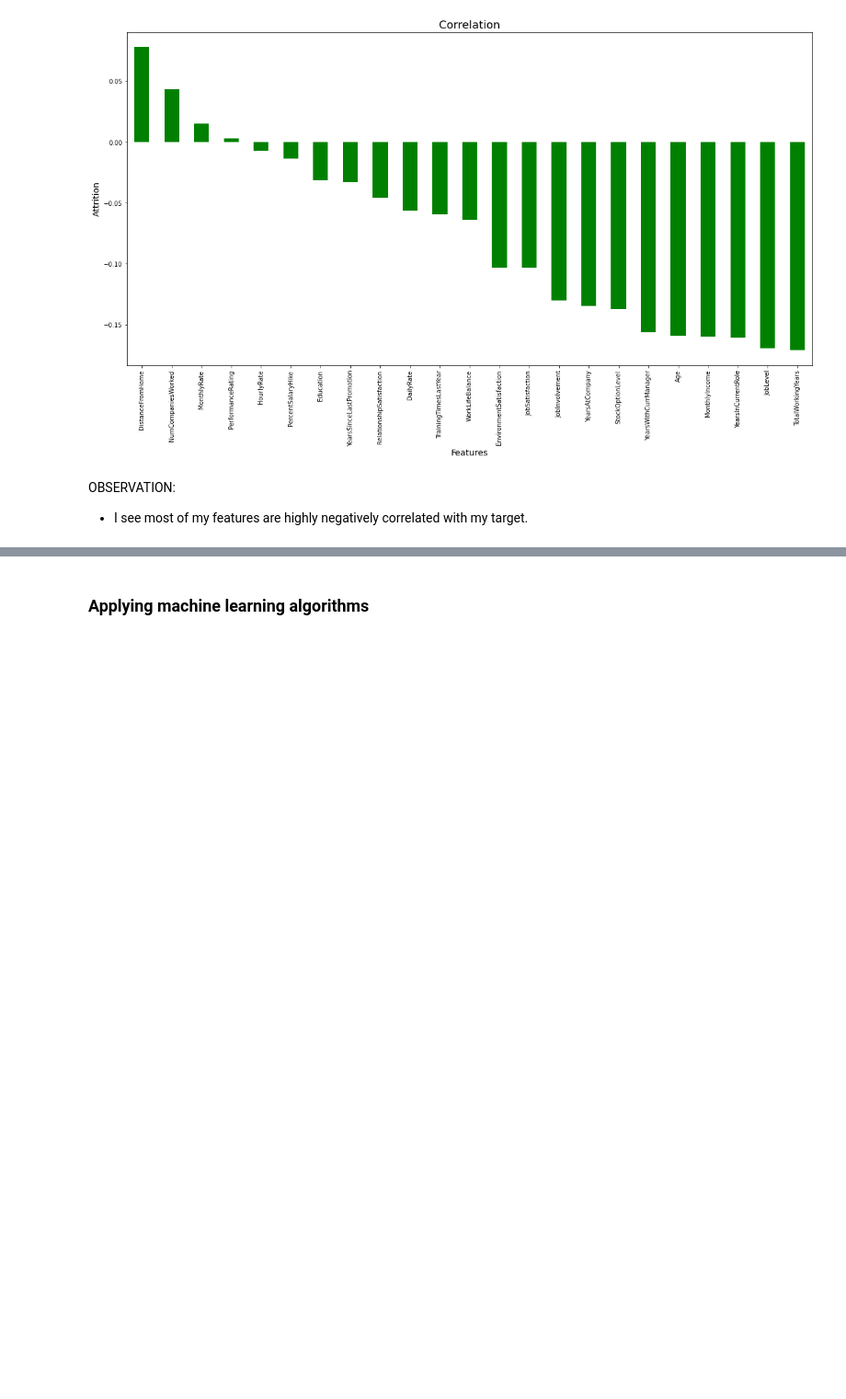
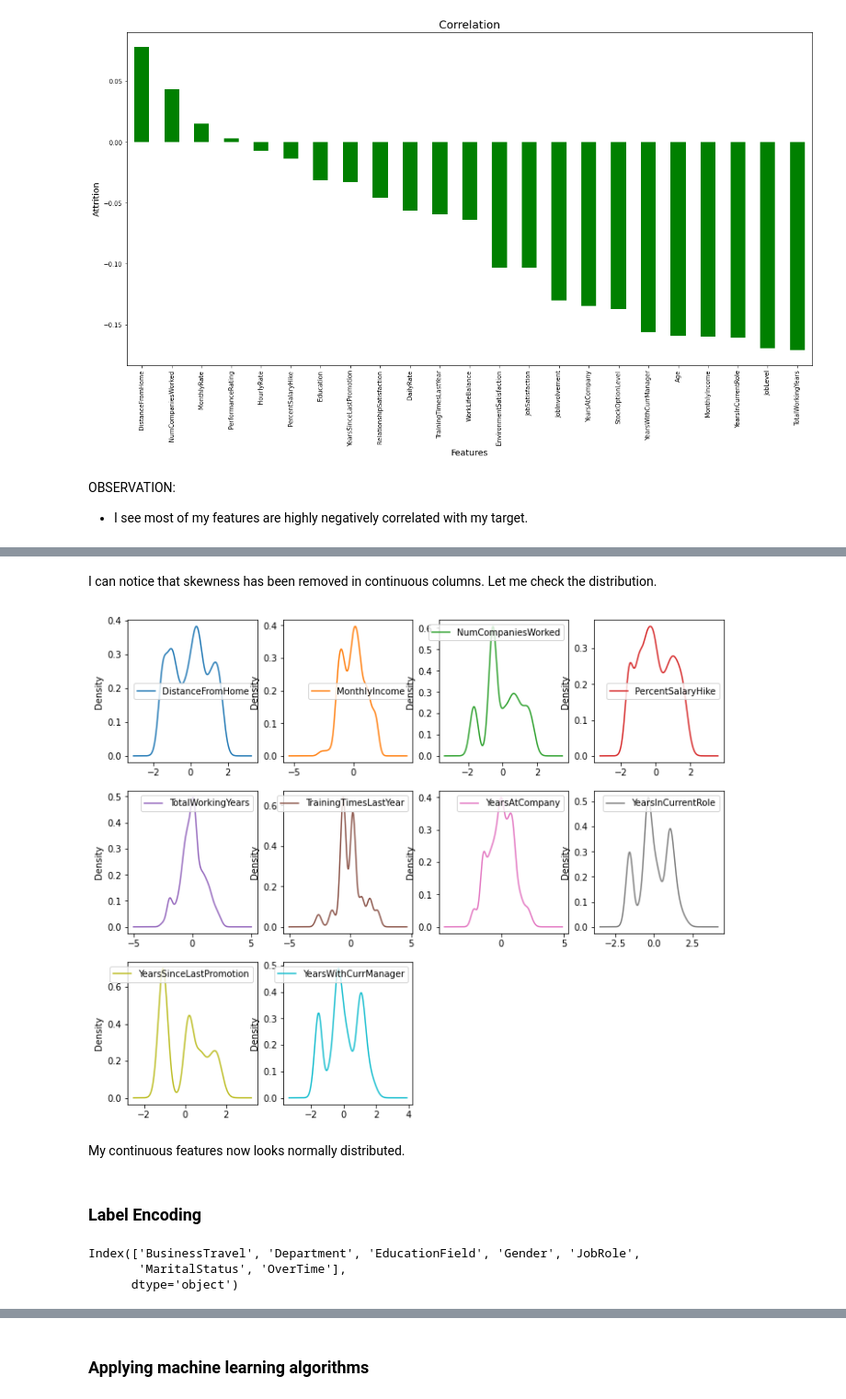
Before and after one commit to Aliakbar2/Datatrained, a Jupyter notebook: HR_analytics_SOLVED.ipynb, the cells around one changed output, grey strips where cells are left out. Shown at 92% size. Saved outputs shown, nothing was run; the diff lists cells and outputs as text; code cells hidden in the pictures; blank space fills up the shorter version.

```diff
--- a/HR_analytics_SOLVED.ipynb
+++ b/HR_analytics_SOLVED.ipynb
@@ -496,0 +446,10 @@ Length: 136, dtype: float64
+# %%
+#Making a variable as dfContCols and listing all columns with outliers.
+dfContCols = df1[['MonthlyIncome', 'NumCompaniesWorked', 'TotalWorkingYears', 'TrainingTimesLastYear',
+                 'YearsAtCompany', 'YearsInCurrentRole', 'YearsSinceLastPromotion', 'YearsWithCurrManager']]
+# %%
+#Using Zscore to remove outliers
+from scipy.stats import zscore
+ZS = np.abs(zscore(dfContCols))
+df1 = df1[(ZS<3).all(axis=1)]
+df1.shape
@@ -496,0 +515,11 @@ Length: 136, dtype: float64
+# %%
+#Creating list of all the columns with skewness
+cols=["DistanceFromHome","MonthlyIncome","NumCompaniesWorked","PercentSalaryHike","TotalWorkingYears","TrainingTimesLastYear",
+      "YearsAtCompany","YearsInCurrentRole","YearsSinceLastPromotion","YearsWithCurrManager"]
+# %%
+#Removing skewness using yeo-johnson
+from sklearn.preprocessing import PowerTransformer
+PT = PowerTransformer(method='yeo-johnson')
+
+df1[cols] = PT.fit_transform(df1[cols].values)
+df1.skew()
@@ -496,0 +544,22 @@ Length: 136, dtype: float64
+# %% [markdown]
+I can notice that skewness has been removed in continuous columns. Let me check the distribution.
+# %%
+#Checking distribution with density graph
+df1[cols].plot(kind="density",subplots=True,sharex=False,layout=(3,4),figsize=(12,10))
+plt.show()
+# %% [output]
+[figure, added]
+# %% [markdown]
+My continuous features now looks normally distributed.
+# %% [markdown]
+### Label Encoding
+# %%
+#Encoding all the categorical columns
+from sklearn.preprocessing import LabelEncoder
+
+categorical_columns = df1.columns[df1.dtypes == "object"]
+categorical_columns
+# %% [output]
+Index(['BusinessTravel', 'Department', 'EducationField', 'Gender', 'JobRole',
+       'MaritalStatus', 'OverTime'],
+      dtype='object')
```
Also changed, not shown: parts of 67 cells of this notebook.
